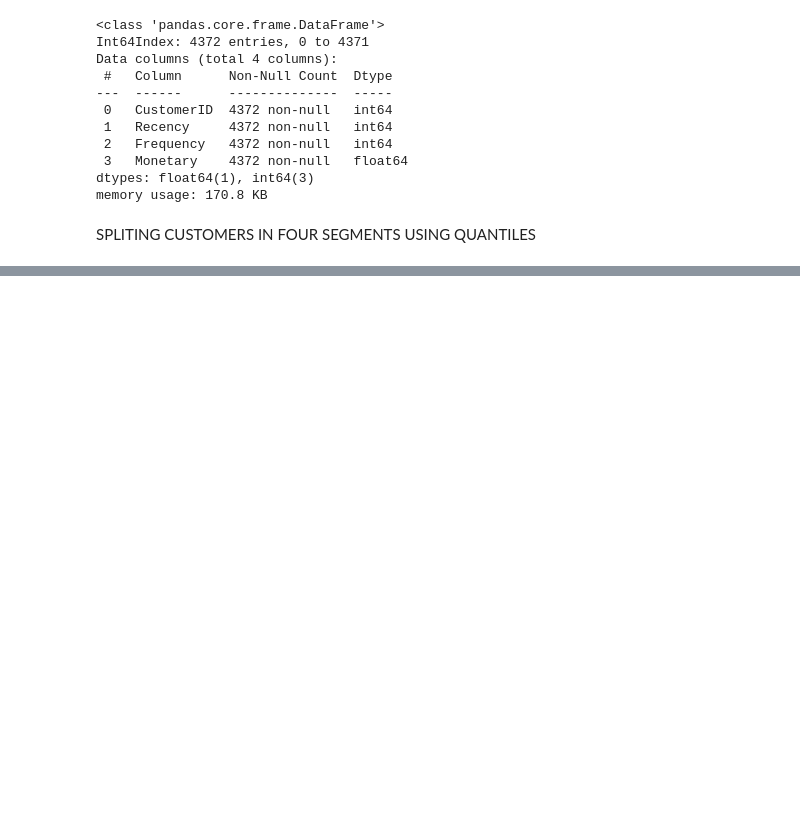
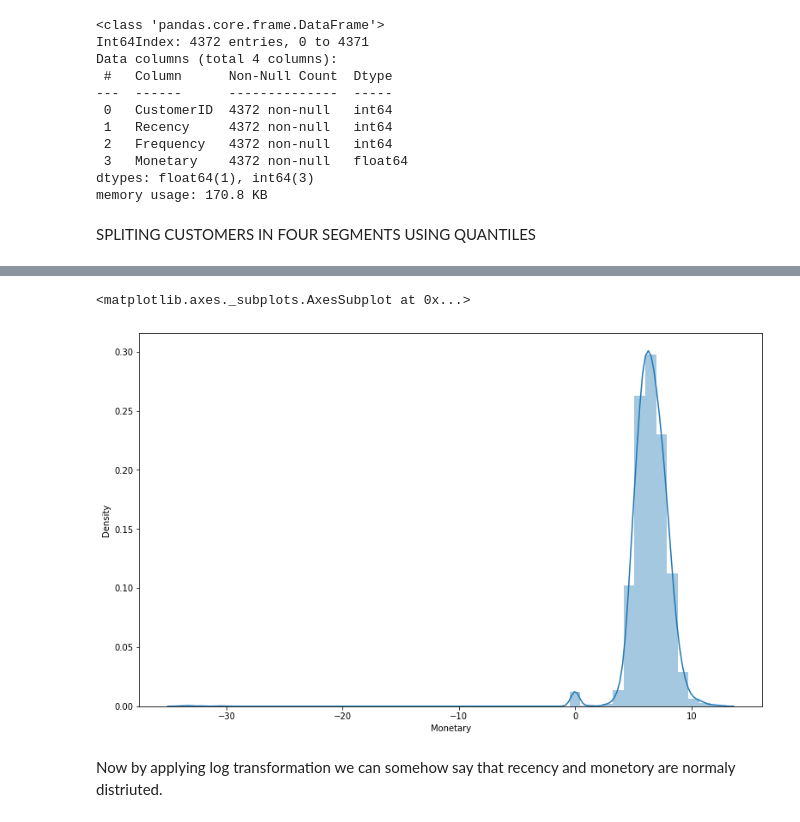
Before and after one commit to machave11/Online-Retail-Customer-Segmentation, a Jupyter notebook: Nikhil_Machave_Online_Retail_Customer_Segmentation_Capstone_Project.ipynb, the cells around one changed output, grey strips where cells are left out. Drawn from its saved outputs; the diff is of its cells as text; code cells hidden in the pictures; blank space fills up the shorter version.

```diff
--- a/Nikhil_Machave_Online_Retail_Customer_Segmentation_Capstone_Project.ipynb
+++ b/Nikhil_Machave_Online_Retail_Customer_Segmentation_Capstone_Project.ipynb
@@ -721,0 +860,9 @@ quantiles
+# %%
+plt.figure(figsize=(13,8))
+Monetory_plot=Log_Tfd_Data['Monetary']
+sns.distplot(Monetory_plot)
+# %% [output]
+<matplotlib.axes._subplots.AxesSubplot at 0x...>
+[figure, added]
+# %% [markdown]
+Now by applying log transformation we can somehow say that recency and monetory are normaly distriuted.
```
Also changed, not shown: parts of 52 cells of this notebook.
